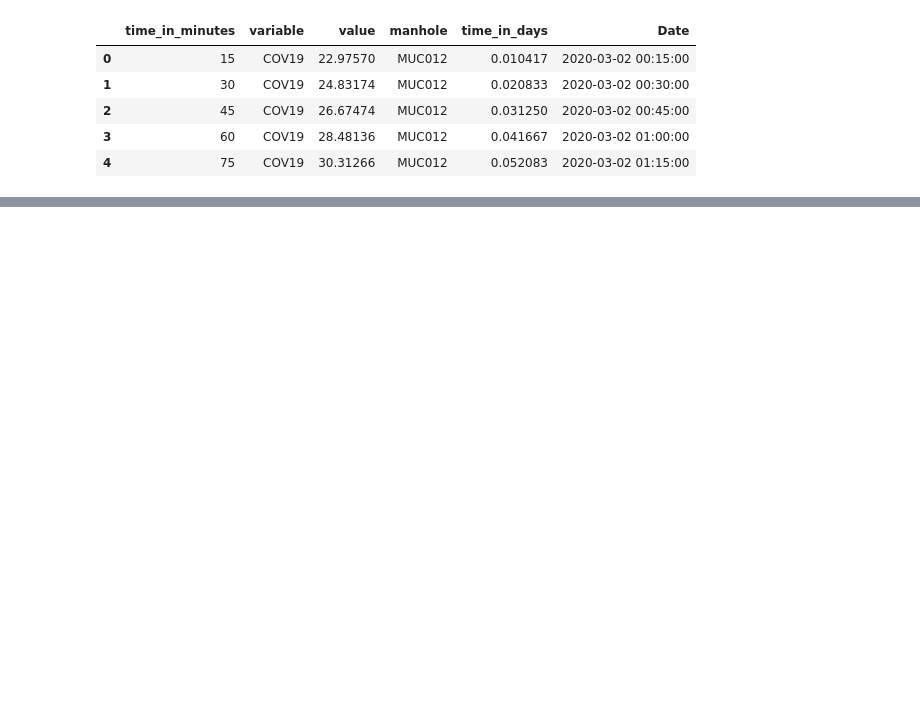
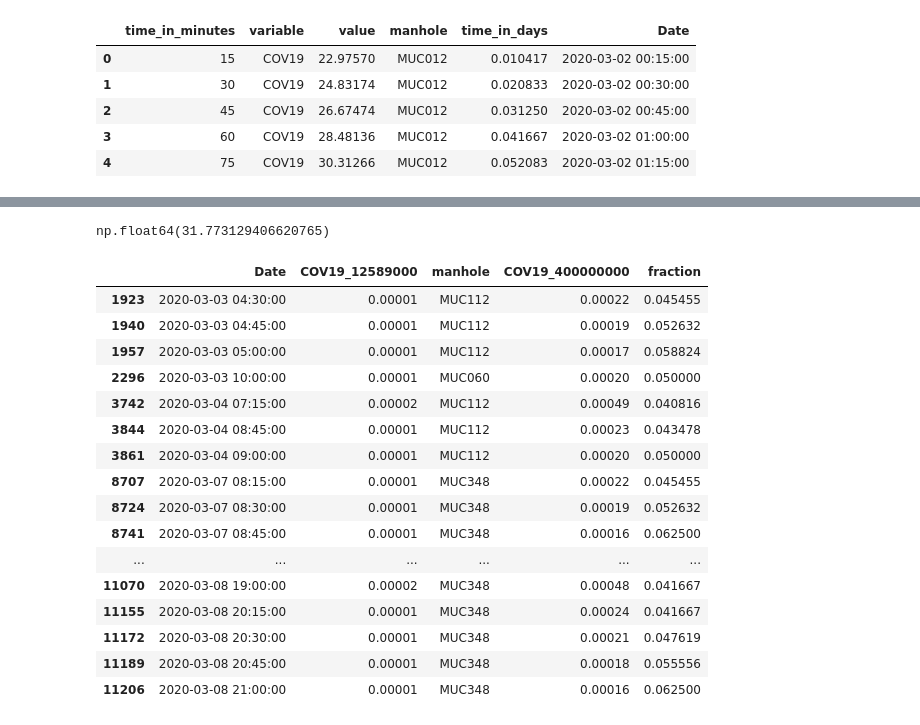
Before and after one commit to schminin/INSIDeMunich, a Jupyter notebook: analysis/scripts/2_basic_wastewater_visualizations_compare_two_ids.ipynb, the cells around one changed output, grey strips where cells are left out. Drawn from its saved outputs; the diff is of its cells as text; code cells hidden in the pictures; blank space fills up the shorter version.

```diff
--- a/analysis/scripts/2_basic_wastewater_visualizations_compare_two_ids.ipynb
+++ b/analysis/scripts/2_basic_wastewater_visualizations_compare_two_ids.ipynb
@@ -54 +68,35 @@ array(['MUC012', 'MUC060', 'MUC112', 'MUC178', 'MUC258', 'MUC348',
+# %%
+df_1_sub = df_1.loc[df_1.variable=="COV19", ["Date", "value", "manhole"]].rename(columns={"value": "COV19_12589000"})
+df_2_sub = df_2.loc[df_2.variable=="COV19", ["Date", "value", "manhole"]].rename(columns={"value": "COV19_400000000"})
+df = pd.merge(df_1_sub, df_2_sub, on=["Date", "manhole"], how="outer")
+# %%
+df["fraction"] = df["COV19_12589000"]/df["COV19_400000000"]
+# %%
+(df["COV19_400000000"]/df["COV19_12589000"]).describe()["50%"]
+# %% [output]
+np.float64(31.773129406620765)
+# %%
+df = df.loc[~((df["COV19_400000000"]==0.0 )& (df["COV19_12589000"]==0.0))]
+# %%
+df_unequal = df.loc[~((df.fraction >= 0.031472) & (df.fraction <= 0.0314744)), :]
+# %%
+df_unequal.loc[df_unequal.fraction>0.04]
+# %% [output]
+|  | Date | COV19_12589000 | manhole | COV19_400000000 | fraction |
+| 1923 | 2020-03-03 04:30:00 | 0.00001 | MUC112 | 0.00022 | 0.045455 |
+| 1940 | 2020-03-03 04:45:00 | 0.00001 | MUC112 | 0.00019 | 0.052632 |
+| 1957 | 2020-03-03 05:00:00 | 0.00001 | MUC112 | 0.00017 | 0.058824 |
+| 2296 | 2020-03-03 10:00:00 | 0.00001 | MUC060 | 0.00020 | 0.050000 |
+| 3742 | 2020-03-04 07:15:00 | 0.00002 | MUC112 | 0.00049 | 0.040816 |
+| 3844 | 2020-03-04 08:45:00 | 0.00001 | MUC112 | 0.00023 | 0.043478 |
+| 3861 | 2020-03-04 09:00:00 | 0.00001 | MUC112 | 0.00020 | 0.050000 |
+| 8707 | 2020-03-07 08:15:00 | 0.00001 | MUC348 | 0.00022 | 0.045455 |
+| 8724 | 2020-03-07 08:30:00 | 0.00001 | MUC348 | 0.00019 | 0.052632 |
+| 8741 | 2020-03-07 08:45:00 | 0.00001 | MUC348 | 0.00016 | 0.062500 |
+| ... | ... | ... | ... | ... | ... |
+| 11070 | 2020-03-08 19:00:00 | 0.00002 | MUC348 | 0.00048 | 0.041667 |
+| 11155 | 2020-03-08 20:15:00 | 0.00001 | MUC348 | 0.00024 | 0.041667 |
+| 11172 | 2020-03-08 20:30:00 | 0.00001 | MUC348 | 0.00021 | 0.047619 |
+| 11189 | 2020-03-08 20:45:00 | 0.00001 | MUC348 | 0.00018 | 0.055556 |
+| 11206 | 2020-03-08 21:00:00 | 0.00001 | MUC348 | 0.00016 | 0.062500 |
 # %%
```
Also changed, not shown: parts of 12 cells of this notebook, 4 other files.
